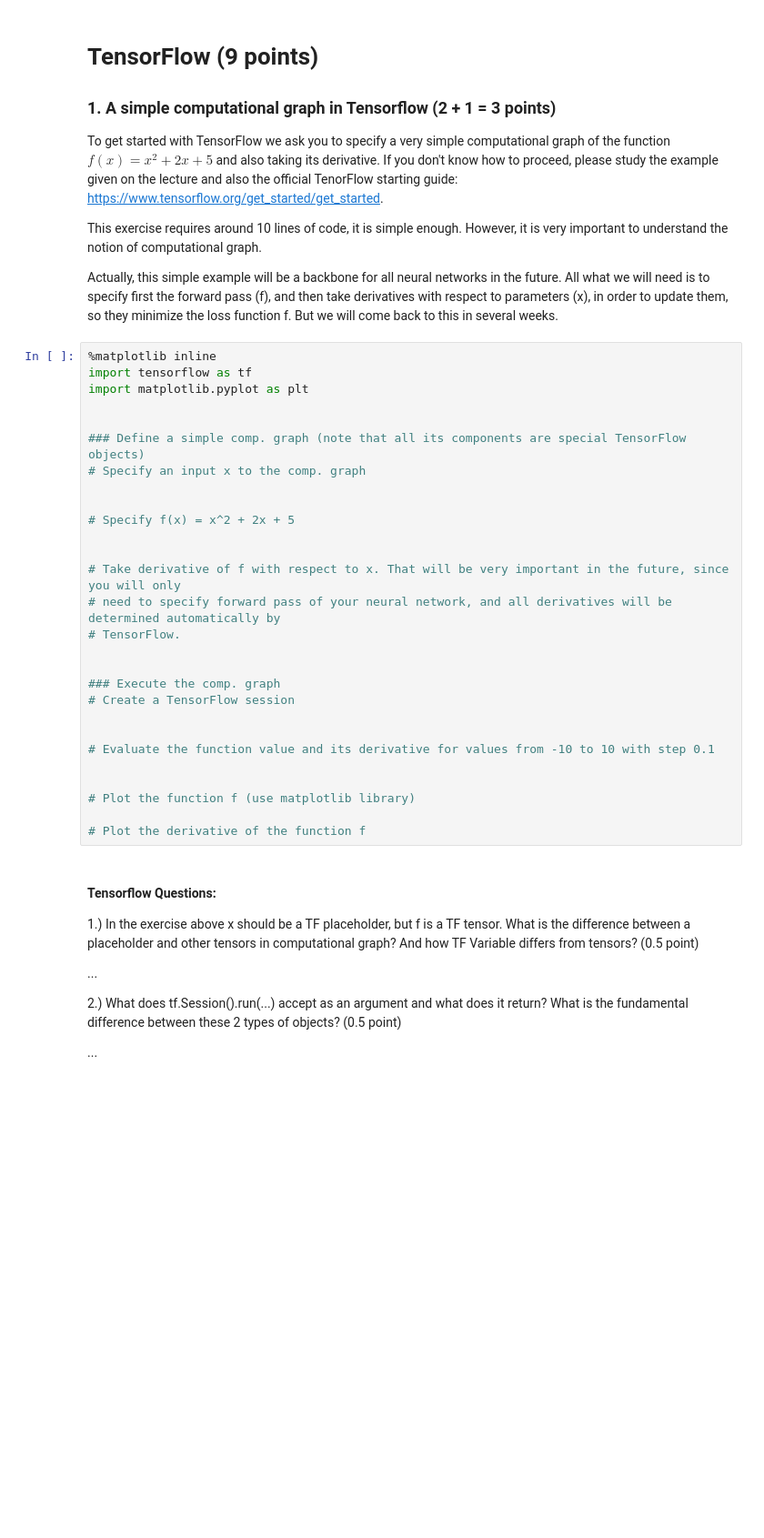
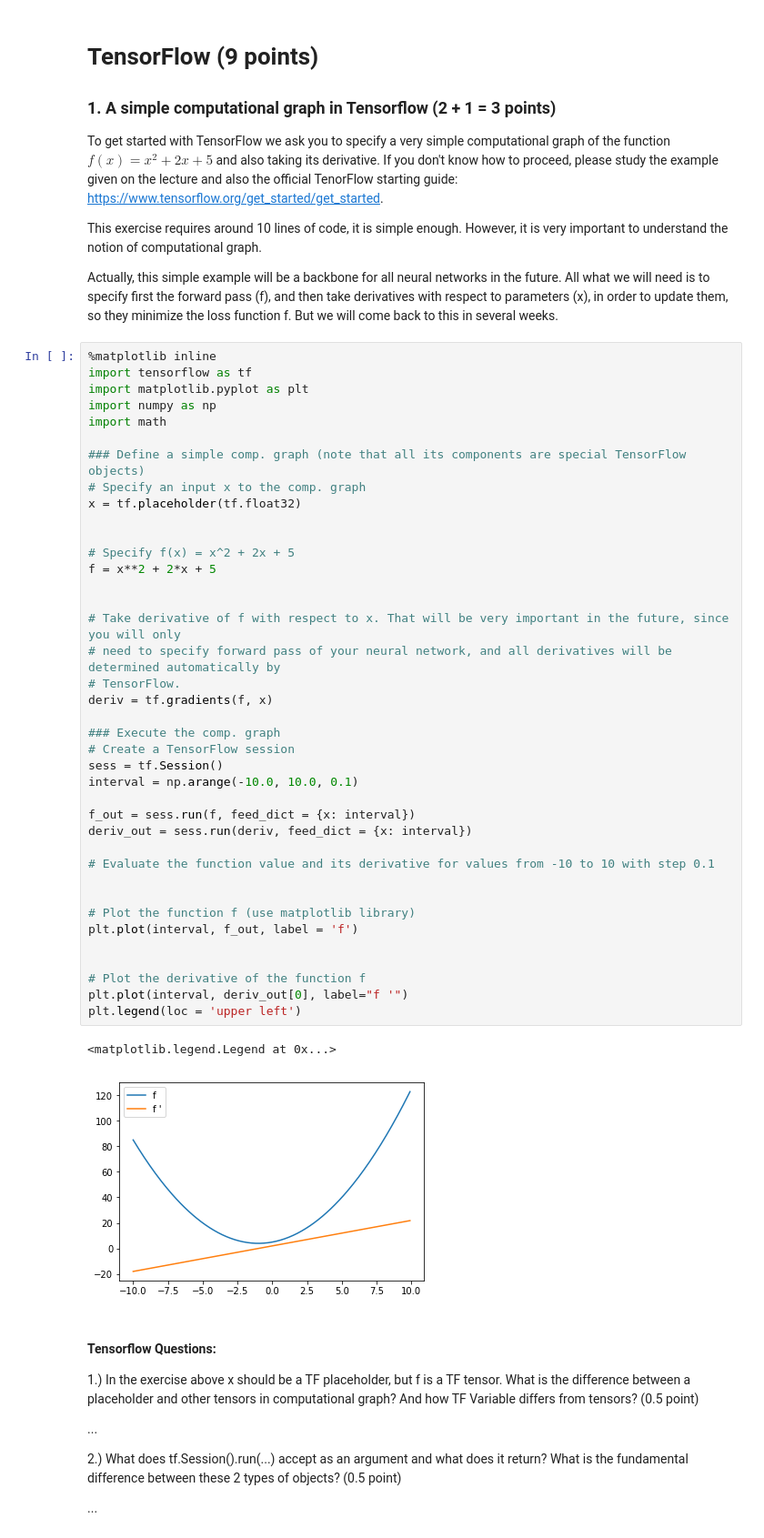
Before and after one commit to Rende/nnia_18, a Jupyter notebook: nniasheet2final.ipynb, the cells around one changed output. Shown at 91% size. Drawn from its saved outputs; the diff is of its cells as text; blank space fills up the shorter version.

```diff
--- a/nniasheet2final.ipynb
+++ b/nniasheet2final.ipynb
@@ -73,31 +73,45 @@ Actually, this simple example will be a backbone for all neural networks in the
 # %%
 %matplotlib inline
 import tensorflow as tf
 import matplotlib.pyplot as plt
-
+import numpy as np
+import math
 
 ### Define a simple comp. graph (note that all its components are special TensorFlow objects)
 # Specify an input x to the comp. graph
+x = tf.placeholder(tf.float32)
 
 
 # Specify f(x) = x^2 + 2x + 5
+f = x**2 + 2*x + 5
 
 
 # Take derivative of f with respect to x. That will be very important in the future, since you will only
 # need to specify forward pass of your neural network, and all derivatives will be determined automatically by
 # TensorFlow.
-
+deriv = tf.gradients(f, x)
 
 ### Execute the comp. graph
 # Create a TensorFlow session
+sess = tf.Session()
+interval = np.arange(-10.0, 10.0, 0.1)
 
+f_out = sess.run(f, feed_dict = {x: interval})
+deriv_out = sess.run(deriv, feed_dict = {x: interval})
 
 # Evaluate the function value and its derivative for values from -10 to 10 with step 0.1
 
 
 # Plot the function f (use matplotlib library)
+plt.plot(interval, f_out, label = 'f')
+
 
 # Plot the derivative of the function f
+plt.plot(interval, deriv_out[0], label="f '")
+plt.legend(loc = 'upper left')
+# %% [output]
+<matplotlib.legend.Legend at 0x...>
+[figure, added]
 # %% [markdown]
 #### Tensorflow Questions:
 1.) In the exercise above x should be a TF placeholder, but f is a TF tensor. What is the difference between a placeholder and other tensors in computational graph? And how TF Variable differs from tensors? (0.5 point)
```
Also changed, not shown: parts of 3 cells of this notebook.
